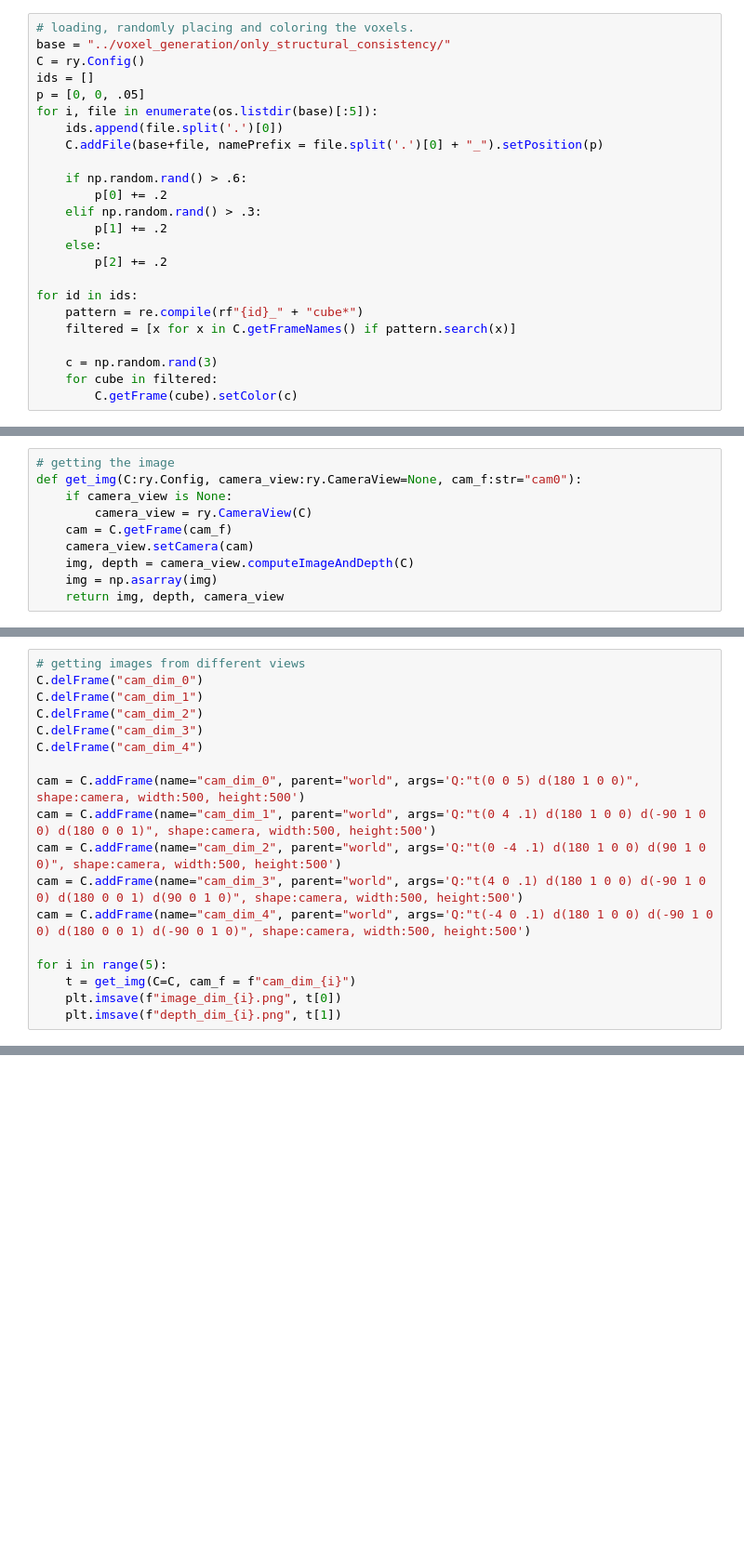
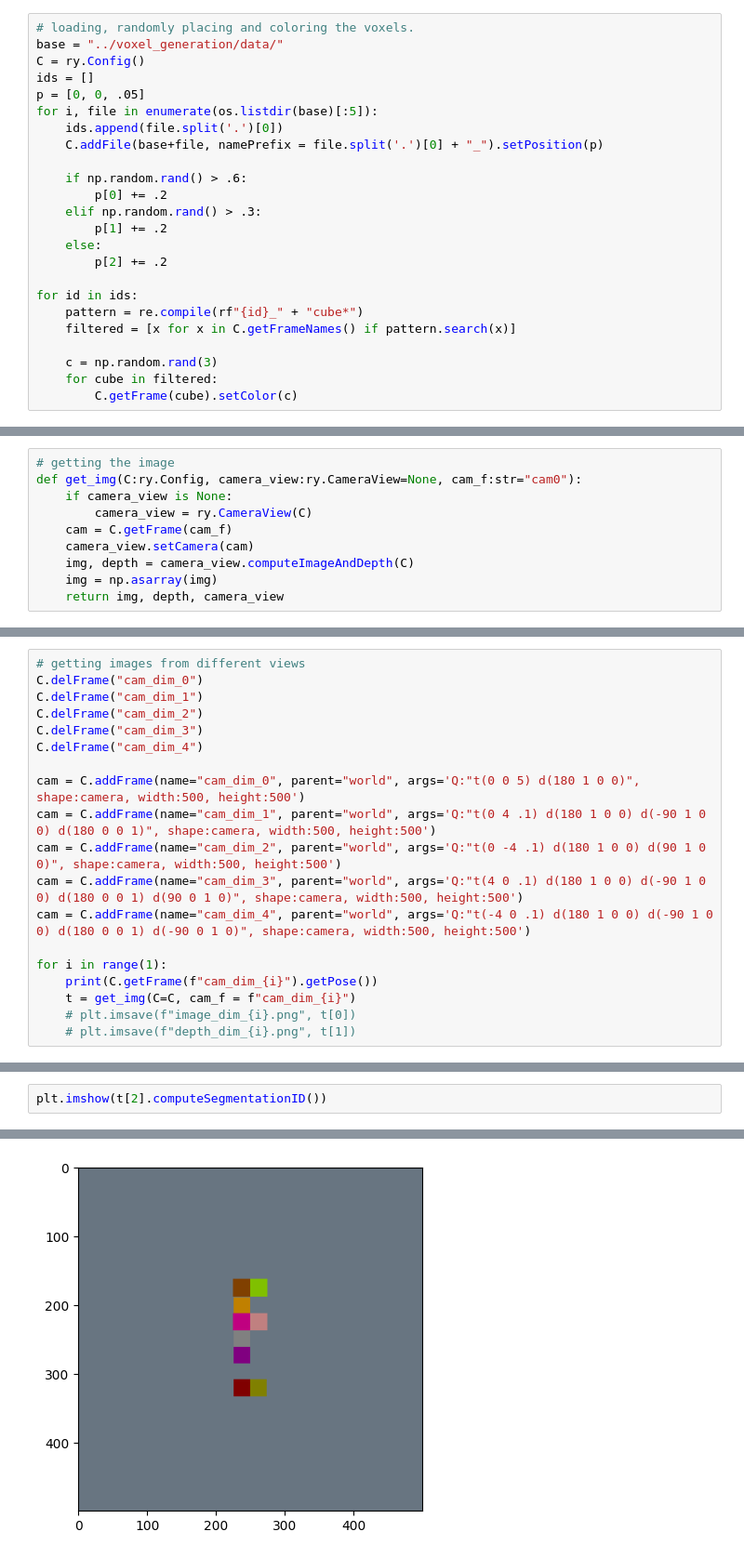
Before and after one commit to MahyarFardin/Voxel_manipulation, a Jupyter notebook: samples_of_each_environment/clutter_generator_RGBD_image_generator.ipynb, the cells around one changed output, grey strips where cells are left out. Shown at 93% size. Cells and saved outputs as stored; diff of their text form; blank space fills up the shorter version.

```diff
--- a/samples_of_each_environment/clutter_generator_RGBD_image_generator.ipynb
+++ b/samples_of_each_environment/clutter_generator_RGBD_image_generator.ipynb
@@ -7,6 +14,6 @@ import re
 # %%
 # loading, randomly placing and coloring the voxels.
-base = "../voxel_generation/only_structural_consistency/"
+base = "../voxel_generation/data/"
 C = ry.Config()
 ids = []
 p = [0, 0, .05]
@@ -80,7 +86,8 @@ cam = C.addFrame(name="cam_dim_2", parent="world", args='Q:"t(0 -4 .1) d(180 1 0
 cam = C.addFrame(name="cam_dim_3", parent="world", args='Q:"t(4 0 .1) d(180 1 0 0) d(-90 1 0 0) d(180 0 0 1) d(90 0 1 0)", shape:camera, width:500, height:500')
 cam = C.addFrame(name="cam_dim_4", parent="world", args='Q:"t(-4 0 .1) d(180 1 0 0) d(-90 1 0 0) d(180 0 0 1) d(-90 0 1 0)", shape:camera, width:500, height:500')
 
-for i in range(5):
+for i in range(1):
+    print(C.getFrame(f"cam_dim_{i}").getPose())
     t = get_img(C=C, cam_f = f"cam_dim_{i}")
-    plt.imsave(f"image_dim_{i}.png", t[0])
-    plt.imsave(f"depth_dim_{i}.png", t[1])
+    # plt.imsave(f"image_dim_{i}.png", t[0])
+    # plt.imsave(f"depth_dim_{i}.png", t[1])
@@ -86,0 +102,3 @@ for i in range(5):
+# %%
+plt.imshow(t[2].computeSegmentationID())
+# %% [output]
@@ -86,0 +106 @@ for i in range(5):
+[figure, added]
```
Also changed, not shown: parts of 19 cells of this notebook, 5 other files.
